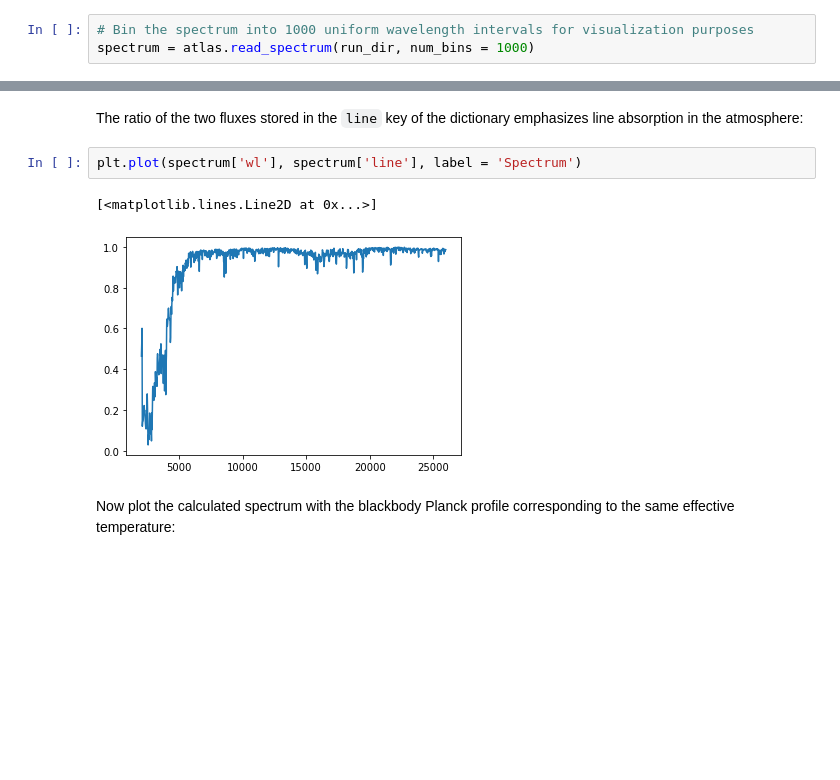
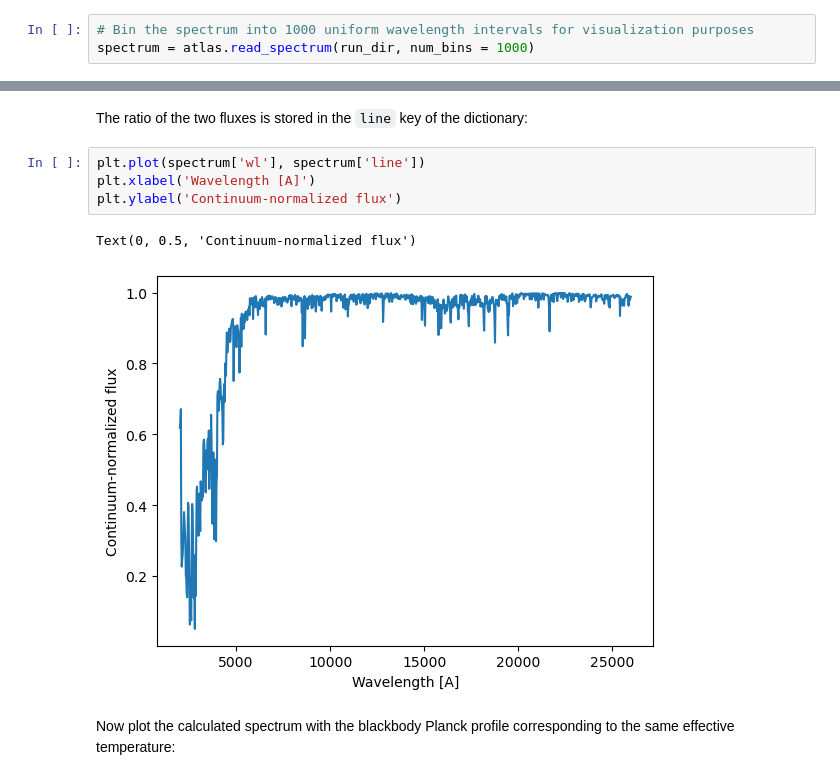
Before and after one commit to Roman-UCSD/BasicATLAS, a Jupyter notebook: examples/output.ipynb, the cells around one changed output, grey strips where cells are left out. Drawn from its saved outputs; the diff is of its cells as text; blank space fills up the shorter version.

```diff
--- a/examples/output.ipynb
+++ b/examples/output.ipynb
@@ -259,10 +252,12 @@ plt.legend()
 # %% [markdown]
-The ratio of the two fluxes stored in the `line` key of the dictionary emphasizes line absorption in the atmosphere:
+The ratio of the two fluxes is stored in the `line` key of the dictionary:
 # %%
-plt.plot(spectrum['wl'], spectrum['line'], label = 'Spectrum')
+plt.plot(spectrum['wl'], spectrum['line'])
+plt.xlabel('Wavelength [A]')
+plt.ylabel('Continuum-normalized flux')
 # %% [output]
-[<matplotlib.lines.Line2D at 0x...>]
+Text(0, 0.5, 'Continuum-normalized flux')
-[figure, old version]
+[figure, new version]
 # %% [markdown]
 Now plot the calculated spectrum with the blackbody Planck profile corresponding to the same effective temperature:
 # %%
```
Also changed, not shown: parts of 20 cells of this notebook, 5 other files.
